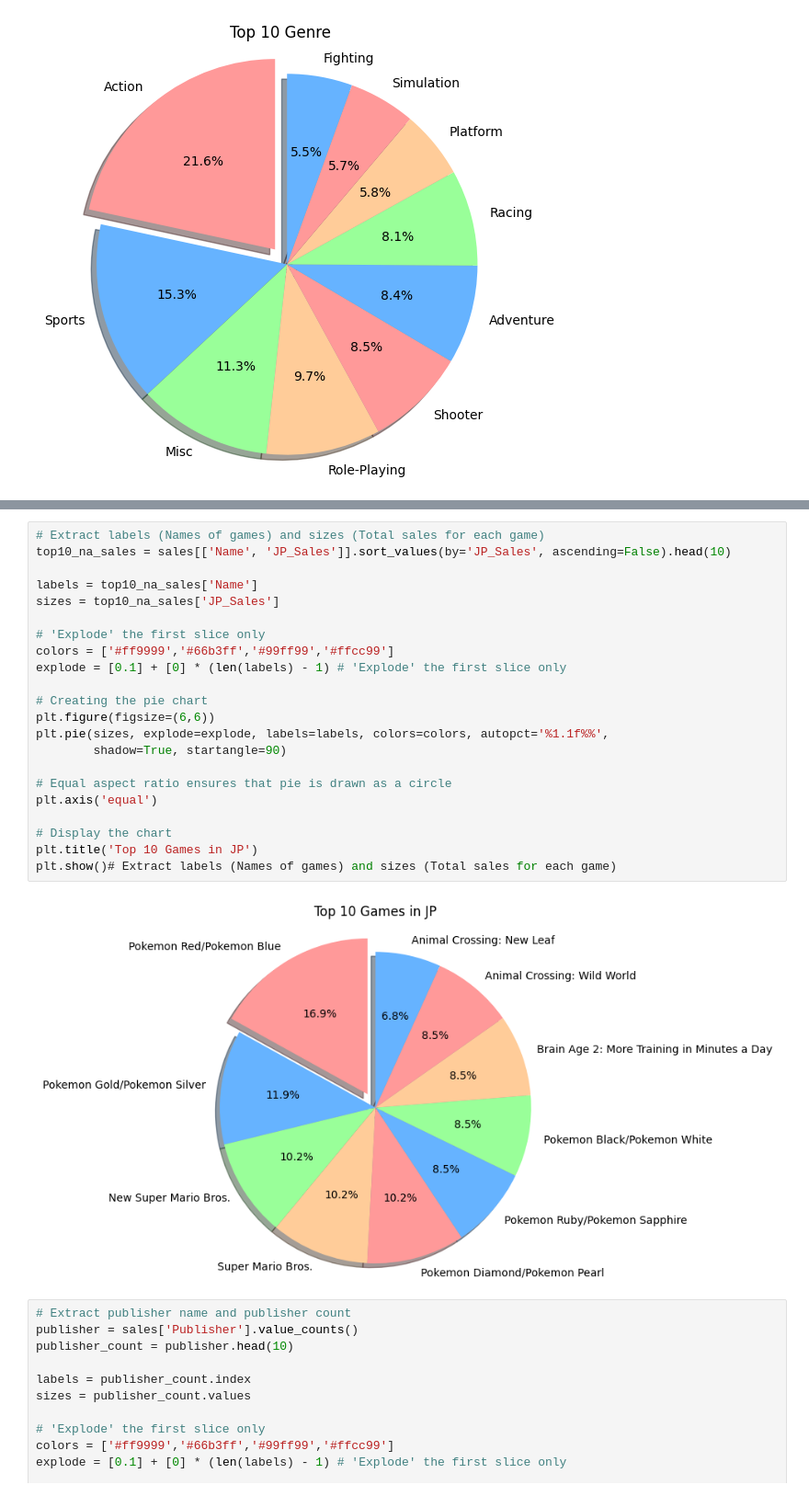
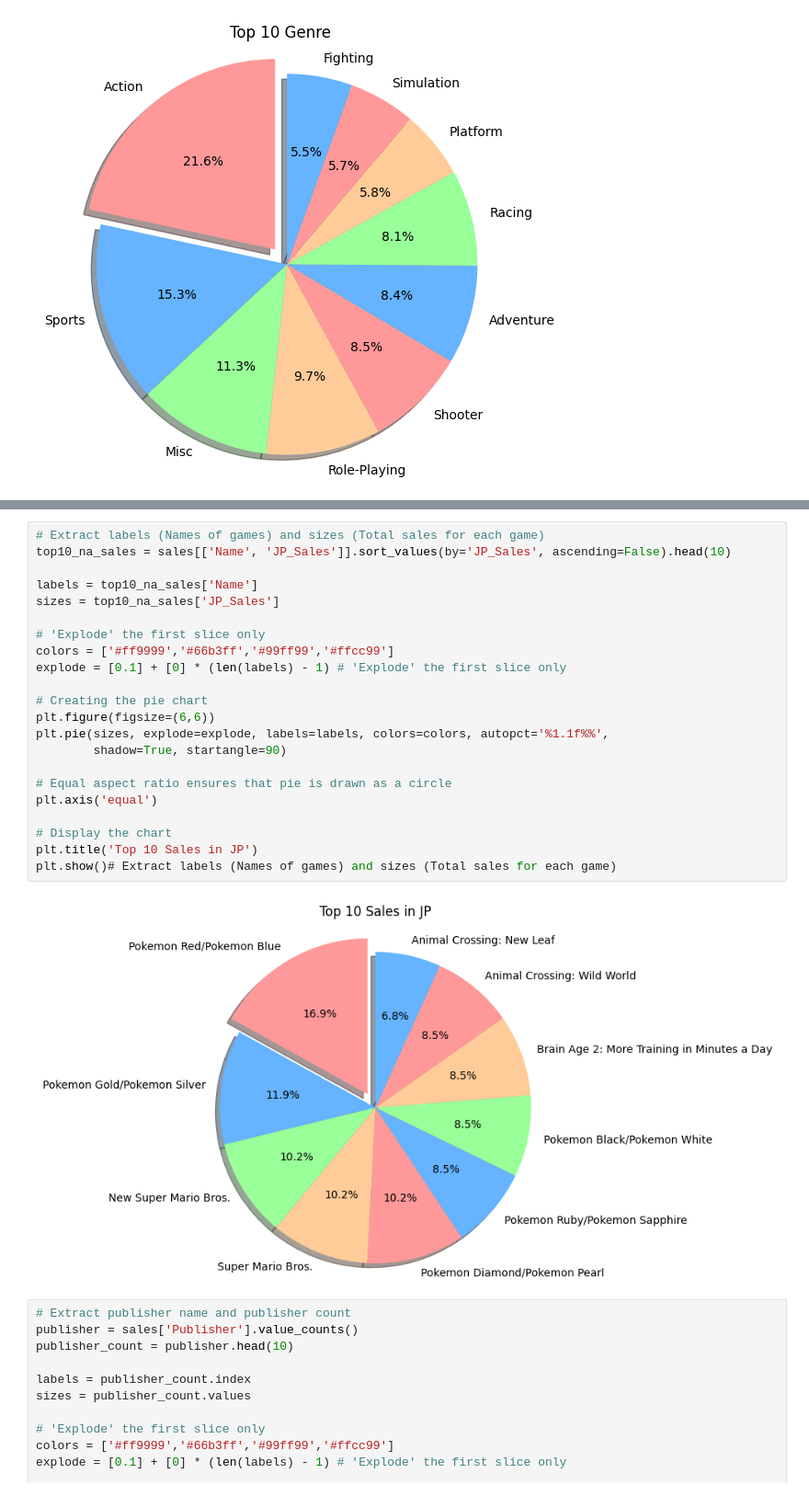
Before and after one commit to dedensyaaa/midterm_streamlit, a Jupyter notebook: VideoGameSales.ipynb, the cells around one changed output, grey strips where cells are left out. Shown: that part at 92% size. Drawn from its saved outputs; the diff is of its cells as text.

```diff
--- a/VideoGameSales.ipynb
+++ b/VideoGameSales.ipynb
@@ -357,27 +357,27 @@ plt.show()# Extract labels (Names of games) and sizes (Total sales for each game
 # %%
 # Extract labels (Names of games) and sizes (Total sales for each game)
 top10_na_sales = sales[['Name', 'JP_Sales']].sort_values(by='JP_Sales', ascending=False).head(10)
 
 labels = top10_na_sales['Name']
 sizes = top10_na_sales['JP_Sales']
 
 # 'Explode' the first slice only
 colors = ['#ff9999','#66b3ff','#99ff99','#ffcc99']
 explode = [0.1] + [0] * (len(labels) - 1) # 'Explode' the first slice only
 
 # Creating the pie chart
 plt.figure(figsize=(6,6))
 plt.pie(sizes, explode=explode, labels=labels, colors=colors, autopct='%1.1f%%',
         shadow=True, startangle=90)
 
 # Equal aspect ratio ensures that pie is drawn as a circle
 plt.axis('equal')
 
 # Display the chart
-plt.title('Top 10 Games in JP')
+plt.title('Top 10 Sales in JP')
 plt.show()# Extract labels (Names of games) and sizes (Total sales for each game)
 # %% [output]
-[figure, old version]
+[figure, new version]
 # %%
 # Extract publisher name and publisher count
 publisher = sales['Publisher'].value_counts()
```
Also changed, not shown: parts of 2 cells of this notebook.
